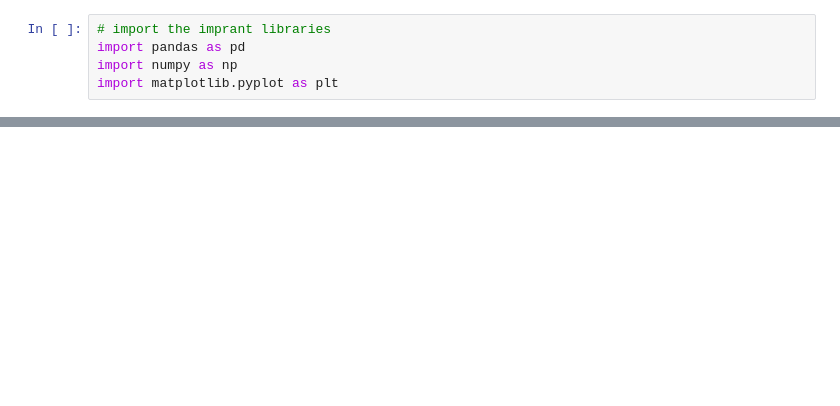
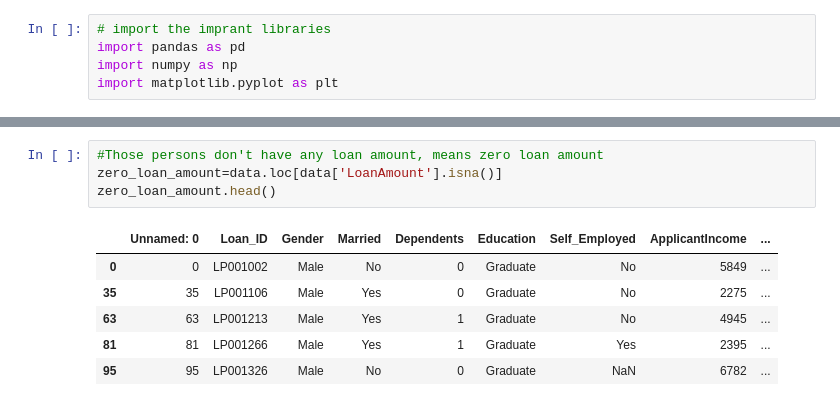
Before and after one commit to indrani2121/Analysis_of_loan_amounts_received_by_applicants, a Jupyter notebook: credit_history.ipynb, the cells around one changed output, grey strips where cells are left out. Saved outputs shown, nothing was run; the diff lists cells and outputs as text; blank space fills up the shorter version.

```diff
--- a/credit_history.ipynb
+++ b/credit_history.ipynb
@@ -46,0 +36,11 @@ data.head()
+# %%
+#Those persons don't have any loan amount, means zero loan amount
+zero_loan_amount=data.loc[data['LoanAmount'].isna()]
+zero_loan_amount.head()
+# %% [output]
+|  | Unnamed: 0 | Loan_ID | Gender | Married | Dependents | Education | Self_Employed | ApplicantIncome | ... |
+| 0 | 0 | LP001002 | Male | No | 0 | Graduate | No | 5849 | ... |
+| 35 | 35 | LP001106 | Male | Yes | 0 | Graduate | No | 2275 | ... |
+| 63 | 63 | LP001213 | Male | Yes | 1 | Graduate | No | 4945 | ... |
+| 81 | 81 | LP001266 | Male | Yes | 1 | Graduate | Yes | 2395 | ... |
+| 95 | 95 | LP001326 | Male | No | 0 | Graduate | NaN | 6782 | ... |
```
Also changed, not shown: parts of 20 cells of this notebook.
